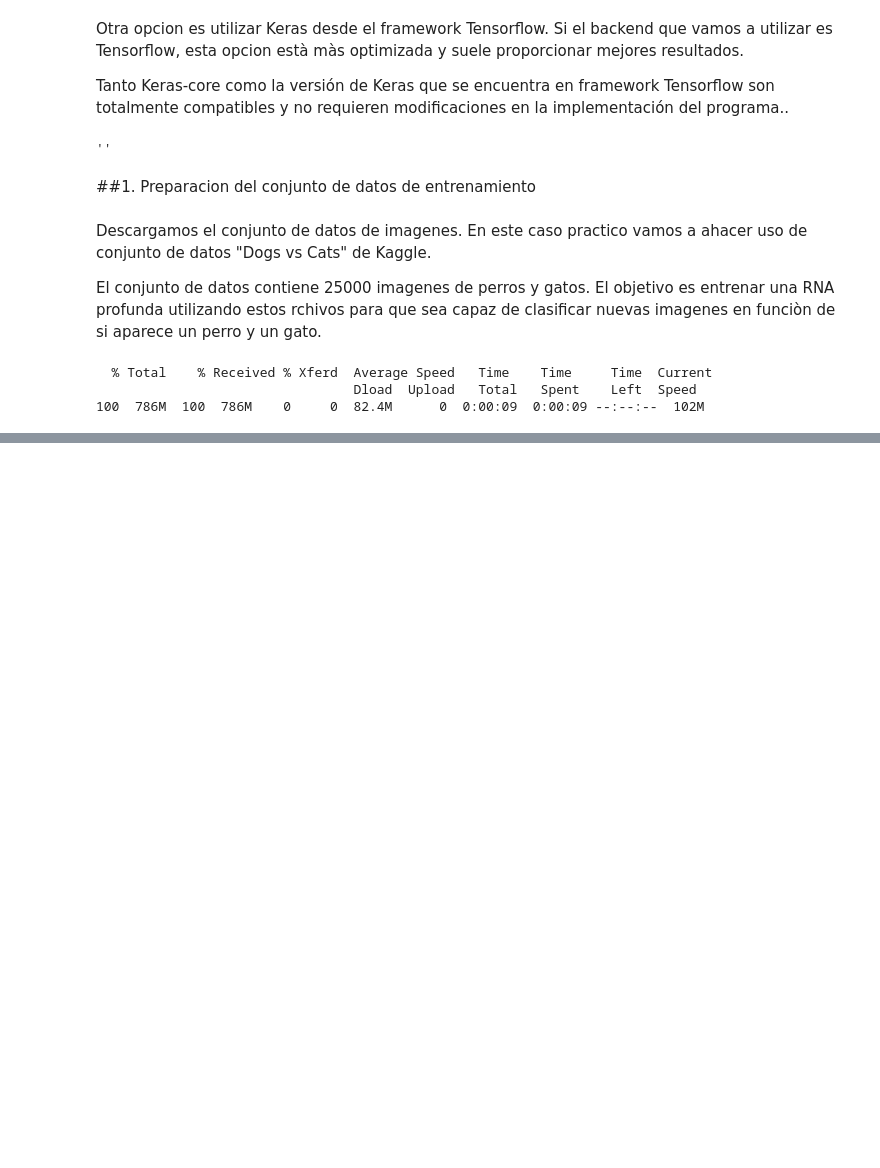
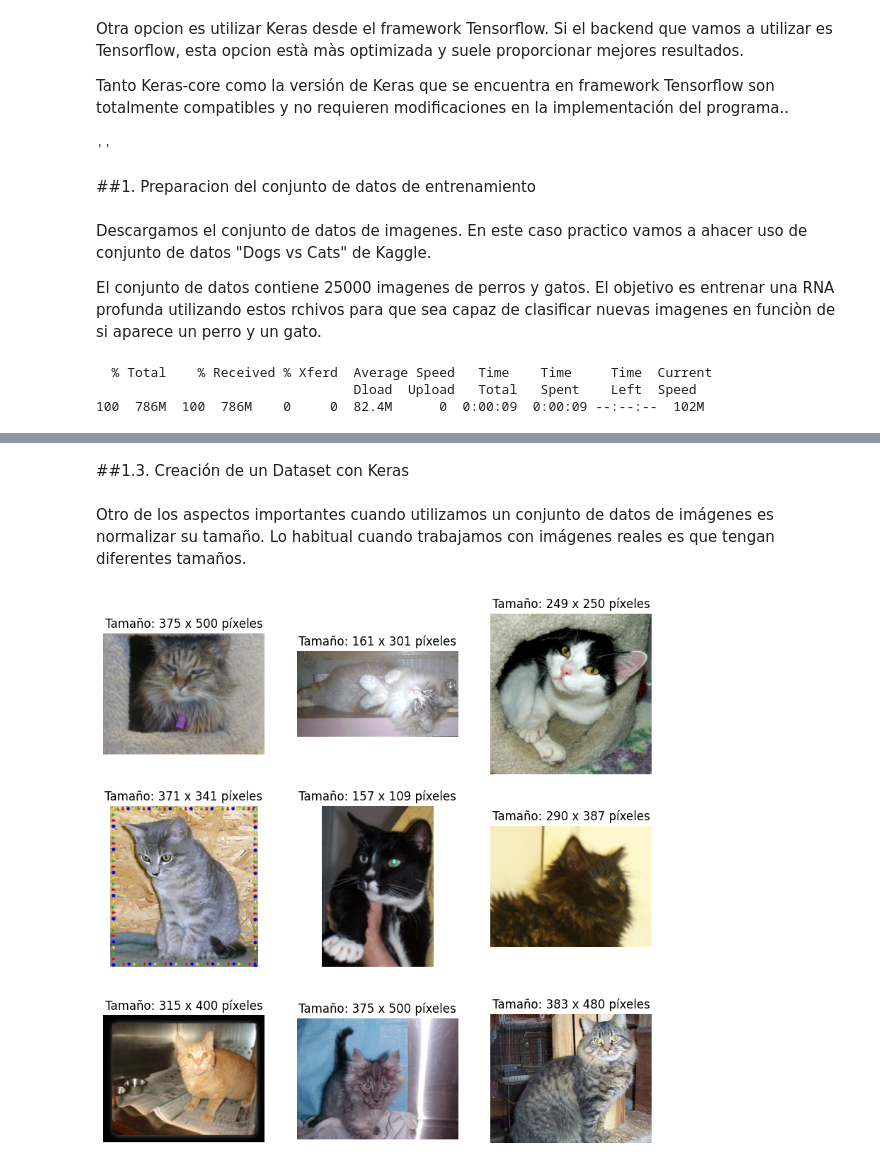
Before and after one commit to Lexie-v2/Goggle-CO, a Jupyter notebook: Redes_Neuronales_Artificiales_Vera_V.ipynb, the cells around one changed output, grey strips where cells are left out. Cells and saved outputs as stored; diff of their text form; code cells hidden in the pictures; blank space fills up the shorter version.

```diff
--- a/Redes_Neuronales_Artificiales_Vera_V.ipynb
+++ b/Redes_Neuronales_Artificiales_Vera_V.ipynb
@@ -50,0 +65,26 @@ El conjunto de datos contiene 25000 imagenes de perros y gatos. El objetivo es e
+# %%
+#Ruta de conjunto de datos
+DATASET_PATH = "/content/PetImages"
+
+import tensorflow as tf
+import os
+
+def filter_images():
+  deleted_imgs = 0
+  for folder_name in ("Cat", "Dog"):
+    folder_path = os.path.join(DATASET_PATH, folder_name)
+    for image in os.listdir (folder_path):
+      img_path = os.path.join(folder_path, image)
+      try:
+        fobj = open(img_path, "rb")
+        # Comprobamos si la imagen esta en formato JPEG
+        is_jfif = tf.compat.as_bytes("JFIF") in fobj.peek(10)
+      finally:
+        fobj.close()
+      if not is_jfif:
+        deleted_imgs += 1
+        # Eliminamos la imagen correspondiente
+        os.remove(img_path)
+        print(f"Imágenes eliminadas: {deleted_imgs}")
+
+filter_images()
@@ -50,0 +109,22 @@ El conjunto de datos contiene 25000 imagenes de perros y gatos. El objetivo es e
+# %% [markdown]
+##1.3. Creación de un Dataset con Keras
+# %% [markdown]
+Otro de los aspectos importantes cuando utilizamos un conjunto de datos de imágenes es normalizar su tamaño. Lo habitual cuando trabajamos con imágenes reales es que tengan diferentes tamaños.
+# %%
+import matplotlib.pyplot as plt
+import matplotlib.image as mpimg
+import os
+
+plt.figure(figsize=(10, 10))
+folder_path = os.path.join(DATASET_PATH, "Cat")
+for i, image in enumerate(os.listdir(folder_path)[:9]):
+    img_path = os.path.join(folder_path, image)
+    img = mpimg.imread(img_path)
+    ax = plt.subplot(3, 3, i + 1)
+    plt.imshow(img)
+    plt.title(f"Tamaño: {img.shape[:2][0]} x {img.shape[:2][1]} píxeles")
+    plt.axis("off")
+
+plt.show()
+# %% [output]
+[figure, added]
```
Also changed, not shown: parts of 6 cells of this notebook.
